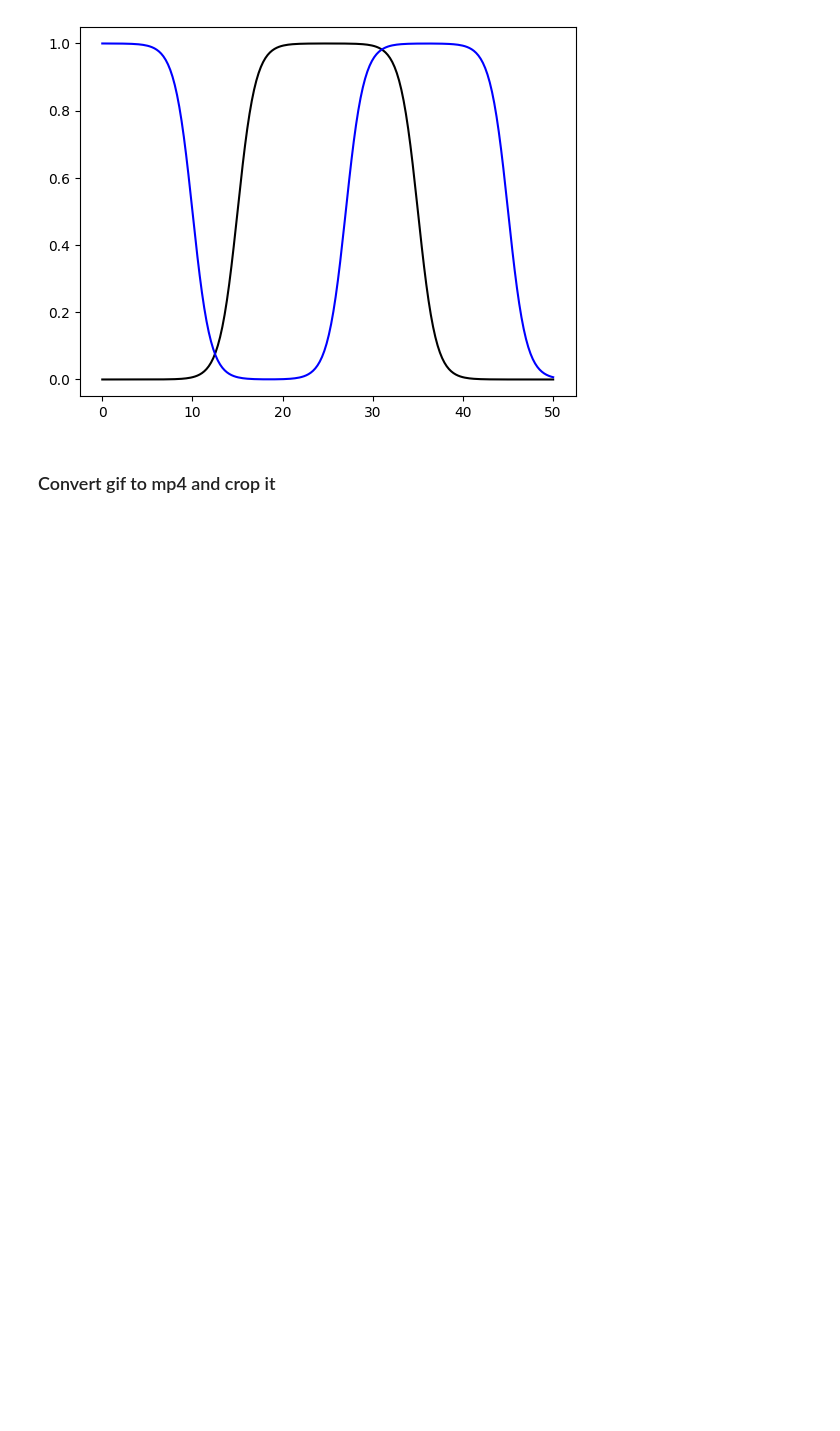
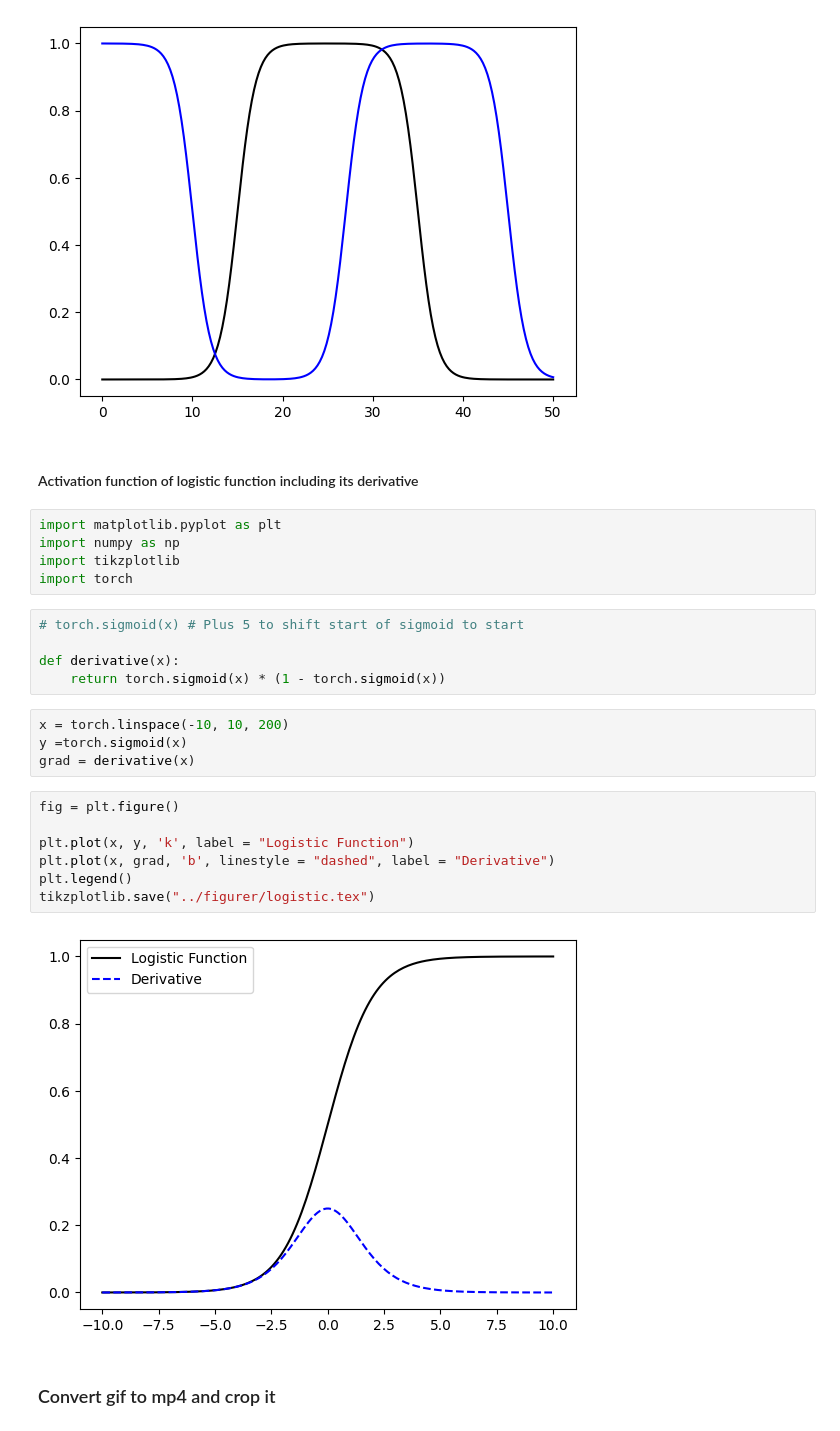
Before and after one commit to TorjeiHelset/master_project, a Jupyter notebook: examples_for_presentation/traffic_lights.ipynb, the cells around one changed output. Saved outputs shown, nothing was run; the diff lists cells and outputs as text; blank space fills up the shorter version.

```diff
--- a/examples_for_presentation/traffic_lights.ipynb
+++ b/examples_for_presentation/traffic_lights.ipynb
@@ -77,6 +77,31 @@ tikzplotlib.save("../figurer/traffic_light.tex")
 # plt.show()
 # %% [output]
 [figure]
+# %% [markdown]
+#### Activation function of logistic function including its derivative
+# %%
+import matplotlib.pyplot as plt
+import numpy as np
+import tikzplotlib
+import torch
+# %%
+# torch.sigmoid(x) # Plus 5 to shift start of sigmoid to start
+
+def derivative(x):
+    return torch.sigmoid(x) * (1 - torch.sigmoid(x))
+# %%
+x = torch.linspace(-10, 10, 200)
+y =torch.sigmoid(x)
+grad = derivative(x)
+# %%
+fig = plt.figure()
+
+plt.plot(x, y, 'k', label = "Logistic Function")
+plt.plot(x, grad, 'b', linestyle = "dashed", label = "Derivative")
+plt.legend()
+tikzplotlib.save("../figurer/logistic.tex")
+# %% [output]
+[figure, added]
 # %% [markdown]
 ### Convert gif to mp4 and crop it
 # %%
```
Also changed, not shown: 30 other files.
